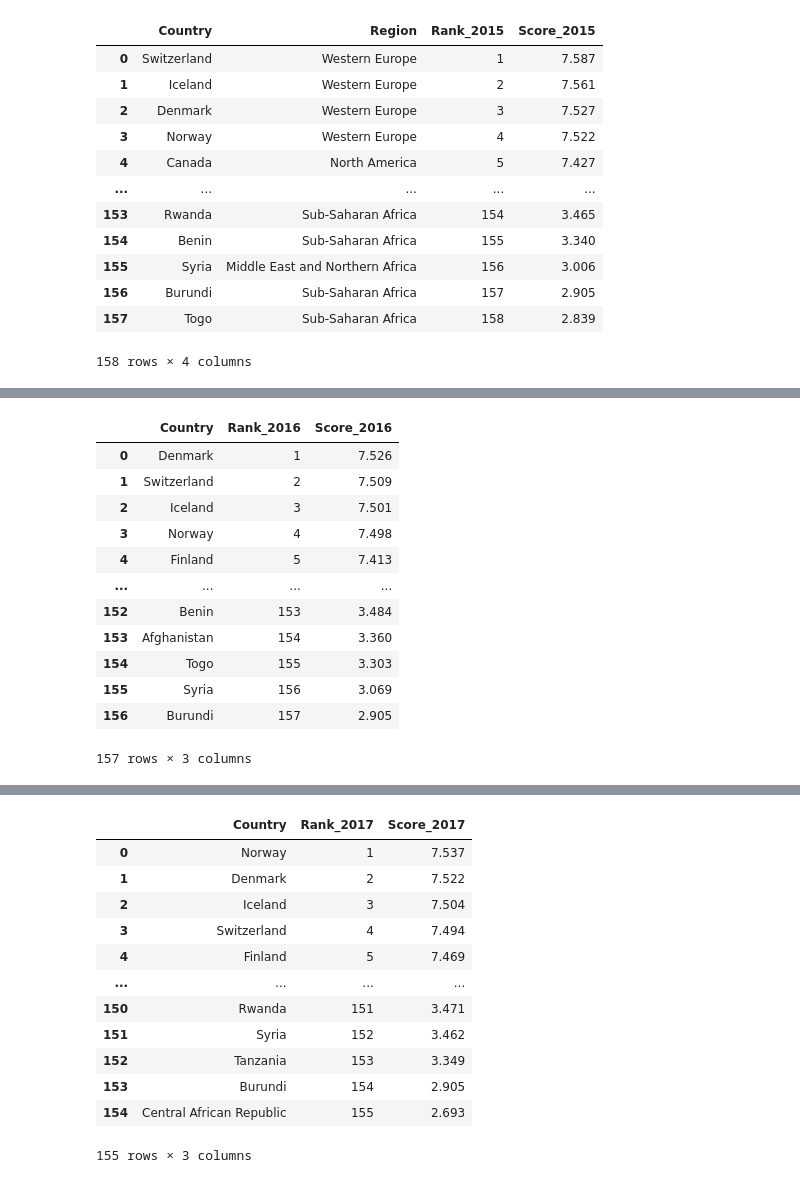
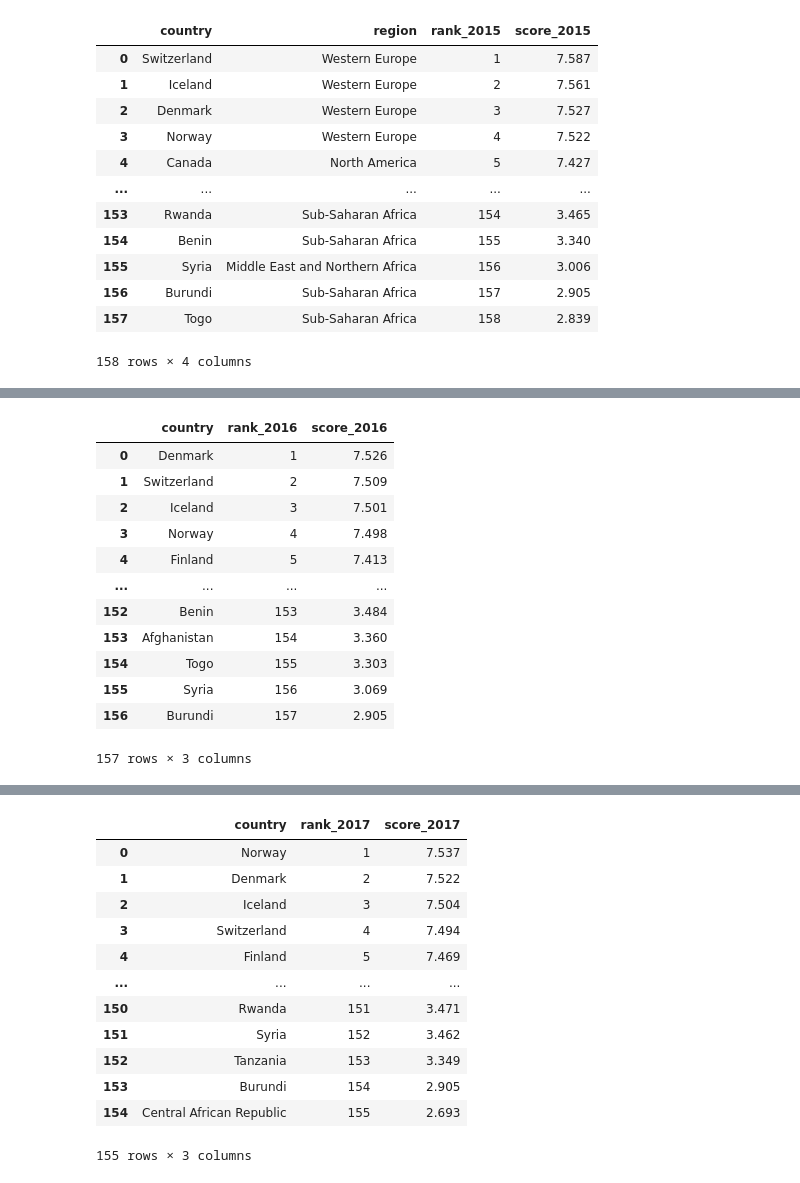
Before and after one commit to Serapbasaran/ETL-Project, a Jupyter notebook: Untitled.ipynb, the cells around one changed output, grey strips where cells are left out. Saved outputs shown, nothing was run; the diff lists cells and outputs as text; code cells hidden in the pictures.

```diff
--- a/Untitled.ipynb
+++ b/Untitled.ipynb
@@ -47,10 +48,10 @@ happiness_2015_df.head()
 # %%
 # Create data frame and drop unneccessary columns for 2015 happiness data
 happiness_2015 = happiness_2015_df[['Country','Region','Happiness Rank','Happiness Score']]
-happiness_2015 = happiness_2015.rename(columns={"Happiness Rank":"Rank_2015","Happiness Score":"Score_2015"})
+happiness_2015 = happiness_2015.rename(columns={"Country":"country","Region":"region","Happiness Rank":"rank_2015","Happiness Score":"score_2015"})
 happiness_2015
 # %% [output]
-|  | Country | Region | Rank_2015 | Score_2015 |
+|  | country | region | rank_2015 | score_2015 |
 | 0 | Switzerland | Western Europe | 1 | 7.587 |
 | 1 | Iceland | Western Europe | 2 | 7.561 |
 | 2 | Denmark | Western Europe | 3 | 7.527 |
@@ -76,10 +77,10 @@ happiness_2016_df.head()
 # %%
 # Create data frame and drop unneccessary columns for 2016 happiness data
 happiness_2016 = happiness_2016_df[['Country','Happiness Rank','Happiness Score']]
-happiness_2016 = happiness_2016.rename(columns={"Happiness Rank":"Rank_2016","Happiness Score":"Score_2016"})
+happiness_2016 = happiness_2016.rename(columns={"Country":"country","Happiness Rank":"rank_2016","Happiness Score":"score_2016"})
 happiness_2016
 # %% [output]
-|  | Country | Rank_2016 | Score_2016 |
+|  | country | rank_2016 | score_2016 |
 | 0 | Denmark | 1 | 7.526 |
 | 1 | Switzerland | 2 | 7.509 |
 | 2 | Iceland | 3 | 7.501 |
@@ -105,10 +106,10 @@ happiness_2017_df.head()
 # %%
 # Create data frame and drop unneccessary columns for 2017 happiness data
 happiness_2017 = happiness_2017_df[['Country','Happiness.Rank','Happiness.Score']]
-happiness_2017 = happiness_2017.rename(columns={"Happiness.Rank":"Rank_2017","Happiness.Score":"Score_2017"})
+happiness_2017 = happiness_2017.rename(columns={"Country":"country","Happiness.Rank":"rank_2017","Happiness.Score":"score_2017"})
 happiness_2017
 # %% [output]
-|  | Country | Rank_2017 | Score_2017 |
+|  | country | rank_2017 | score_2017 |
 | 0 | Norway | 1 | 7.537 |
 | 1 | Denmark | 2 | 7.522 |
 | 2 | Iceland | 3 | 7.504 |
```
Also changed, not shown: parts of 15 cells of this notebook.
